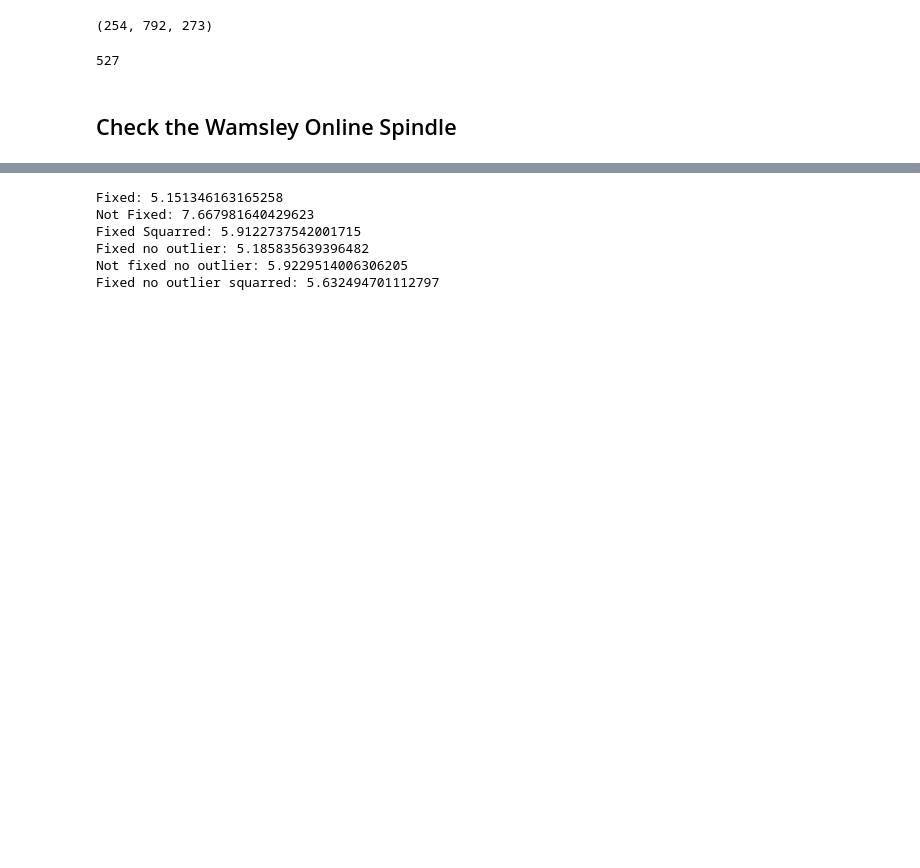
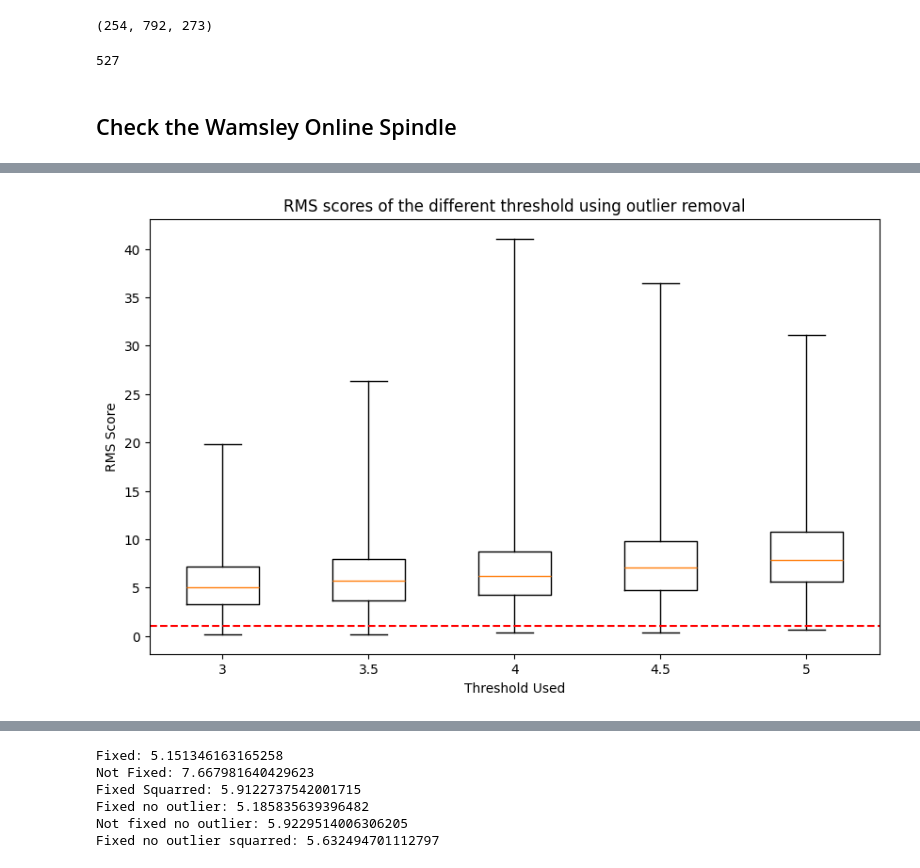
Before and after one commit to Portiloop/portiloop-training, a Jupyter notebook: notebooks/verifying_spindles.ipynb, the cells around one changed output, grey strips where cells are left out. Saved outputs shown, nothing was run; the diff lists cells and outputs as text; code cells hidden in the pictures; blank space fills up the shorter version.

```diff
--- a/notebooks/verifying_spindles.ipynb
+++ b/notebooks/verifying_spindles.ipynb
@@ -385,0 +613,18 @@ for onset in events_no_outlier_squarred:
+# %%
+thresholds = [3, 3.5, 4, 4.5, 5]
+# %%
+# Do a boxplot of the RMS scores
+plt.figure(figsize=(10, 6))
+# plt.boxplot([scores_fixed, scores_not_fixed, scores_fixed_squarred, scores_no_outlier, scores_no_outlier_squarred, scores_fixed_no_outlier], whis=1000)
+plt.boxplot(scores, whis=1000)
+
+plt.xticks([1, 2, 3, 4, 5], [f"{t}" for t in thresholds])
+
+plt.title('RMS scores of the different threshold using outlier removal')
+plt.ylabel('RMS Score')
+plt.xlabel('Threshold Used')
+# Add a horizontal line at 1
+plt.axhline(y=1, color='red', linestyle='--')
+plt.show()
+# %% [output]
+[figure, added]
```
Also changed, not shown: parts of 17 cells of this notebook, 2 other files.
